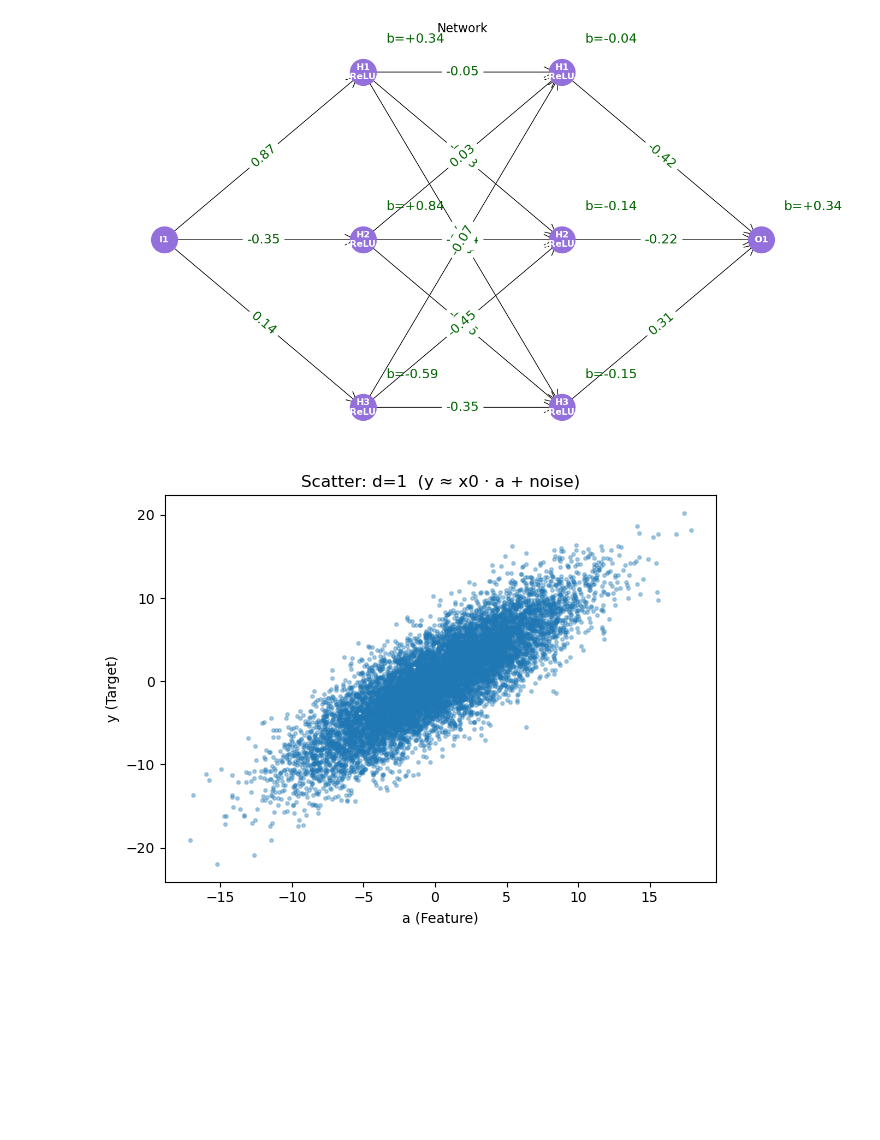
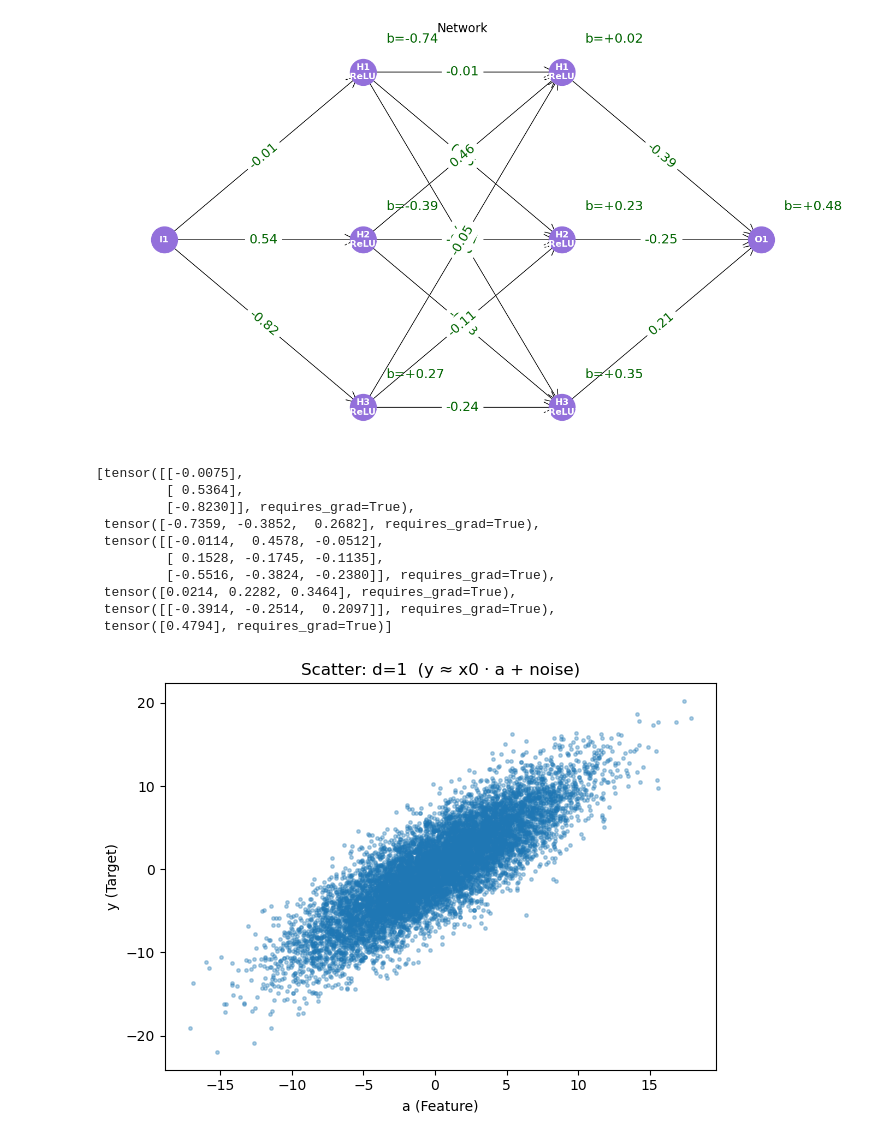
Before and after one commit to uwspo/Seminar-Thesis, a Jupyter notebook: Empirical Research_Convergence.ipynb, the cells around one changed output. Drawn from its saved outputs; the diff is of its cells as text; code cells hidden in the pictures; blank space fills up the shorter version.

```diff
--- a/Empirical Research_Convergence.ipynb
+++ b/Empirical Research_Convergence.ipynb
@@ -14,9 +14,19 @@ import os, random
 # %%
 model1 = MLP(sizes=(1,3,3,1), activation=nn.ReLU, add_softmax=False)
 model1.visualize()
-#model1.get_θ()
+model1.get_θ()
 # %% [output]
-[figure, old version]
+[figure, new version]
+[tensor([[-0.0075],
+         [ 0.5364],
+         [-0.8230]], requires_grad=True),
+ tensor([-0.7359, -0.3852,  0.2682], requires_grad=True),
+ tensor([[-0.0114,  0.4578, -0.0512],
+         [ 0.1528, -0.1745, -0.1135],
+         [-0.5516, -0.3824, -0.2380]], requires_grad=True),
+ tensor([0.0214, 0.2282, 0.3464], requires_grad=True),
+ tensor([[-0.3914, -0.2514,  0.2097]], requires_grad=True),
+ tensor([0.4794], requires_grad=True)]
 # %%
 #Synthetical Data for Training of the neural network
 n = 10000
```
Also changed, not shown: parts of 1 cell of this notebook, 3 other files.
